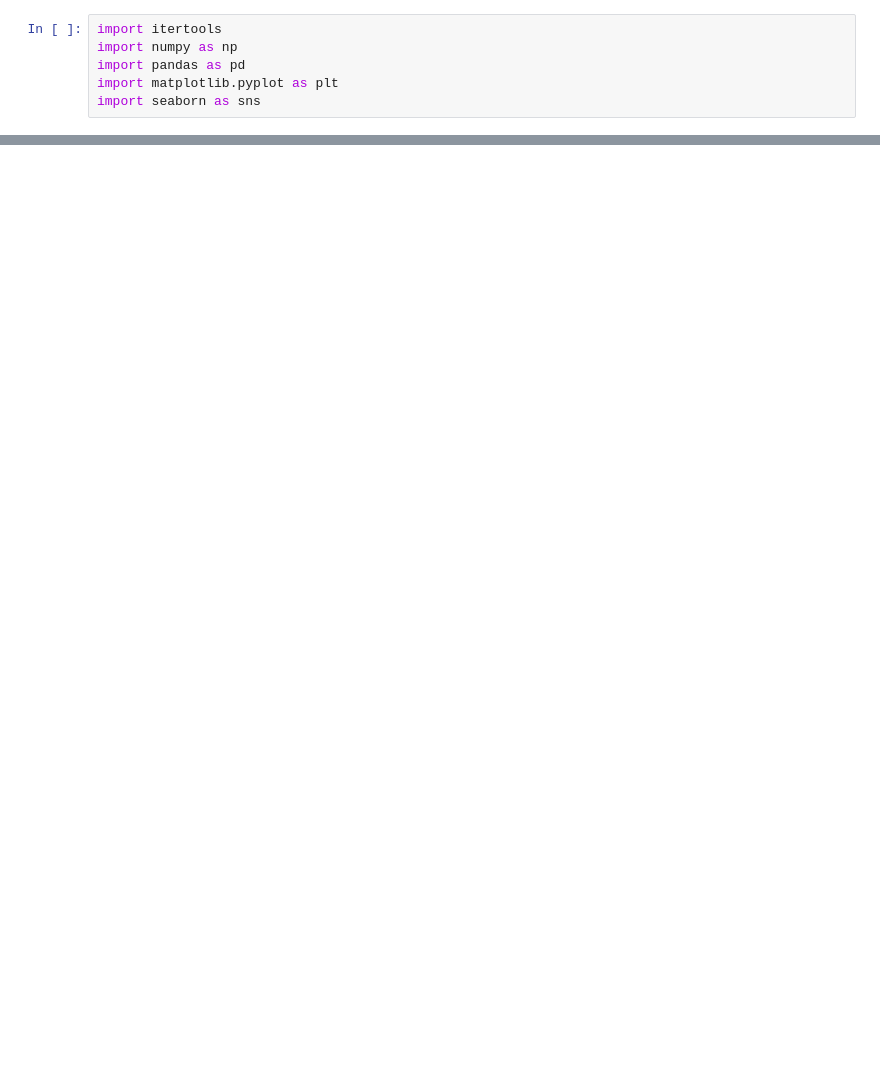
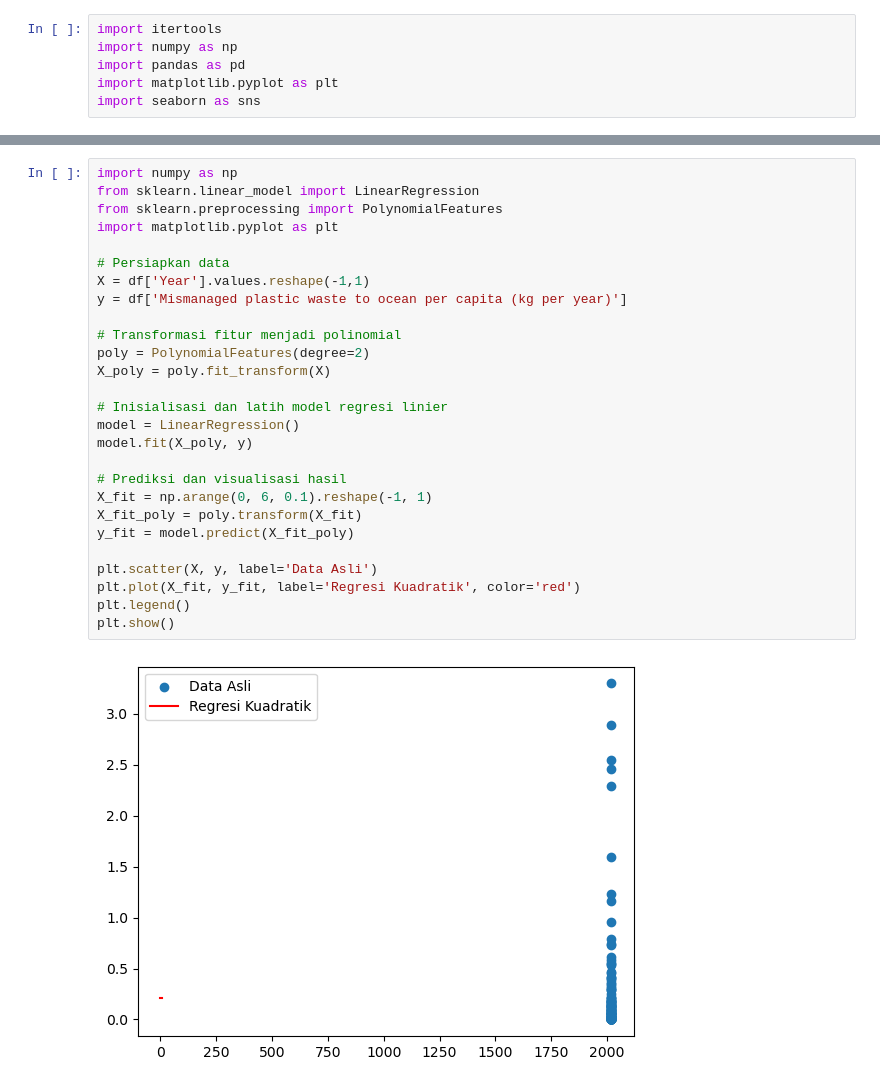
Before and after one commit to farreladriann/kucing, a Jupyter notebook: stat/diabetesVSgpd.ipynb, the cells around one changed output, grey strips where cells are left out. Saved outputs shown, nothing was run; the diff lists cells and outputs as text; blank space fills up the shorter version.

```diff
--- a/stat/diabetesVSgpd.ipynb
+++ b/stat/diabetesVSgpd.ipynb
@@ -31,0 +116,29 @@ df
+# %%
+import numpy as np
+from sklearn.linear_model import LinearRegression
+from sklearn.preprocessing import PolynomialFeatures
+import matplotlib.pyplot as plt
+
+# Persiapkan data
+X = df['Year'].values.reshape(-1,1)
+y = df['Mismanaged plastic waste to ocean per capita (kg per year)']
+
+# Transformasi fitur menjadi polinomial
+poly = PolynomialFeatures(degree=2)
+X_poly = poly.fit_transform(X)
+
+# Inisialisasi dan latih model regresi linier
+model = LinearRegression()
+model.fit(X_poly, y)
+
+# Prediksi dan visualisasi hasil
+X_fit = np.arange(0, 6, 0.1).reshape(-1, 1)
+X_fit_poly = poly.transform(X_fit)
+y_fit = model.predict(X_fit_poly)
+
+plt.scatter(X, y, label='Data Asli')
+plt.plot(X_fit, y_fit, label='Regresi Kuadratik', color='red')
+plt.legend()
+plt.show()
+# %% [output]
+[figure, added]
```
Also changed, not shown: parts of 9 cells of this notebook, 18 other files.
